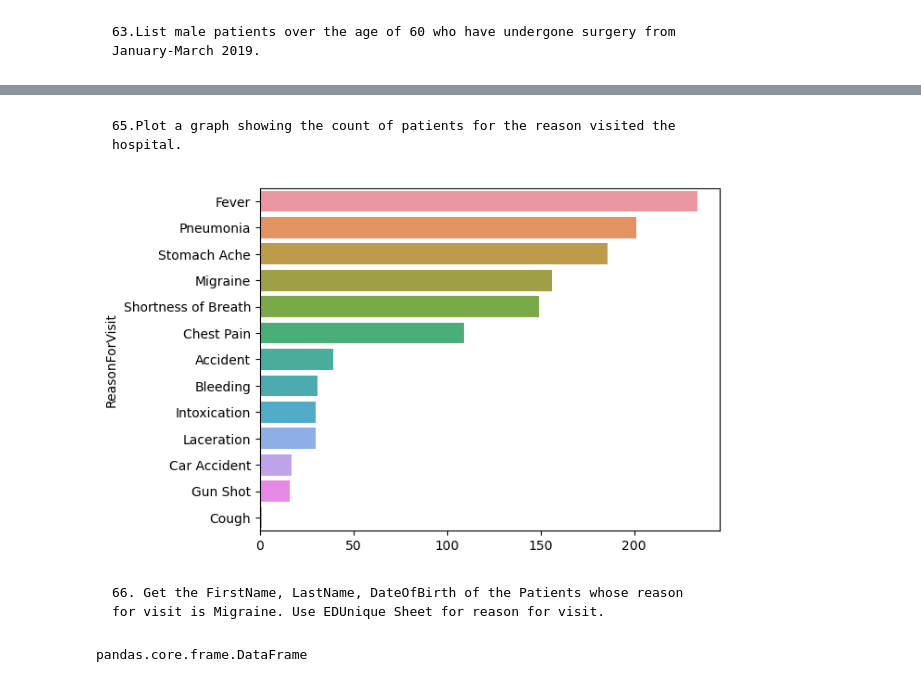
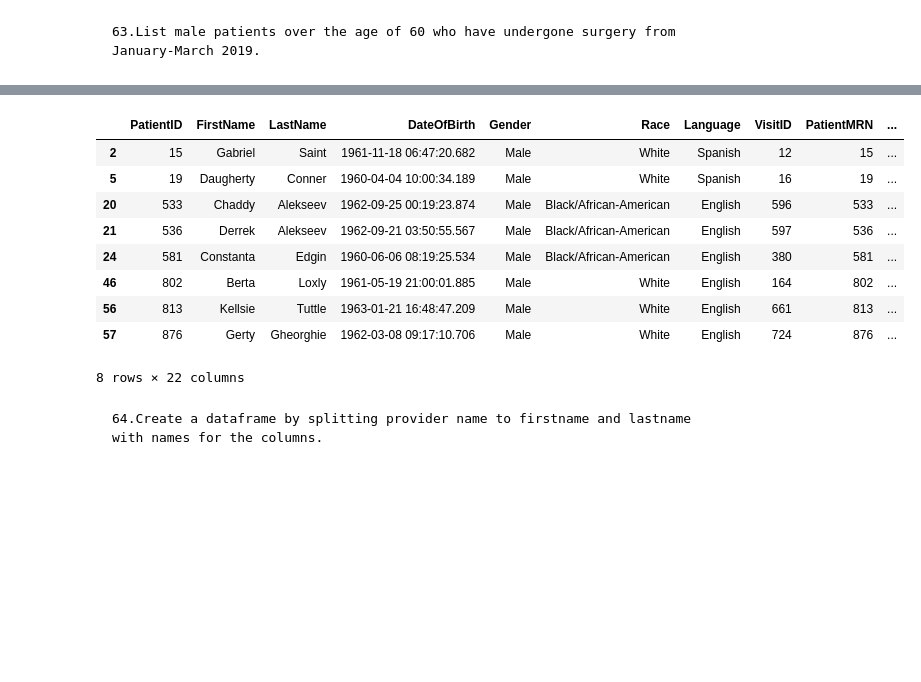
Before and after one commit to ManishaRao06/Python-Hackathon-Winners-Team-Data-Pyrates, a Jupyter notebook: Data Pyrates 61_80.ipynb, the cells around one changed output, grey strips where cells are left out. Saved outputs shown, nothing was run; the diff lists cells and outputs as text; code cells hidden in the pictures; blank space fills up the shorter version.

Commit message:
Update Data Pyrates 61_80.ipynb
Solutions from 61 - 66 published

```diff
--- a/Data Pyrates 61_80.ipynb
+++ b/Data Pyrates 61_80.ipynb
@@ -106,19 +74,51 @@ ProviderName
-# %% [markdown]
-    65.Plot a graph showing the count of patients for the reason visited the hospital.
-# %%
-graph = df_ED.groupby(['ReasonForVisit']).size().sort_values(ascending=False)
-sns.barplot(y = graph.index, x = graph.values)
-plt.show()
-# %% [output]
-[figure, removed]
-# %% [markdown]
-    66. Get the FirstName, LastName, DateOfBirth of the Patients whose reason for visit is Migraine. Use EDUnique Sheet for reason for visit.
-# %%
-#merge
-
-# type(df_PA)
-
-df3 = df_PA[['FirstName','LastName','DateOfBirth']]
-type(df3)
-# %% [output]
-pandas.core.frame.DataFrame
+# %%
+from datetime import datetime
+from datetime import date
+
+
+#Filter male patients
+male_patients = df_PA.query("Gender == 'Male'")
+
+# filter ambulatory by Surgery
+Surgical_patients = pd.merge(df_AmbV,df_Pro,on ='ProviderID').query("ProviderSpecialty=='Surgery'")
+
+
+
+#merge tables of male patients and date filtered surgical patients
+
+Male_surgical_patients = pd.merge(male_patients,Surgical_patients, left_on ='PatientID' ,right_on = 'PatientMRN' )
+
+
+#Create age field in Years - Age calculated on the basis of Visit date - This one results in 0 patients
+
+#Male_surgical_patients ['Age'] = (Male_surgical_patients ['DateofVisit'] - Male_surgical_patients ['DateOfBirth'])/np.timedelta64(1, 'Y')
+
+
+#Create age field in Years - Age calculated on the basis of today - This one results in 8 patients
+
+Male_surgical_patients ['Age'] = (datetime.now() - Male_surgical_patients ['DateOfBirth'])/np.timedelta64(1, 'Y')
+
+
+# filter by visit date 273 patients
+start_date = '01/01/2019'
+end_date ='03/31/2019'
+
+Male_surgical_patients.query("DateofVisit >= @start_date & DateofVisit <= @end_date")[['Age','DateofVisit']]
+
+
+#filter by Age
+
+Male_surgical_patients.query("Age > 60")
+# %% [output]
+|  | PatientID | FirstName | LastName | DateOfBirth | Gender | Race | Language | VisitID | PatientMRN | ... |
+| 2 | 15 | Gabriel | Saint | 1961-11-18 06:47:20.682 | Male | White | Spanish | 12 | 15 | ... |
+| 5 | 19 | Daugherty | Conner | 1960-04-04 10:00:34.189 | Male | White | Spanish | 16 | 19 | ... |
+| 20 | 533 | Chaddy | Alekseev | 1962-09-25 00:19:23.874 | Male | Black/African-American | English | 596 | 533 | ... |
+| 21 | 536 | Derrek | Alekseev | 1962-09-21 03:50:55.567 | Male | Black/African-American | English | 597 | 536 | ... |
+| 24 | 581 | Constanta | Edgin | 1960-06-06 08:19:25.534 | Male | Black/African-American | English | 380 | 581 | ... |
+| 46 | 802 | Berta | Loxly | 1961-05-19 21:00:01.885 | Male | White | English | 164 | 802 | ... |
+| 56 | 813 | Kellsie | Tuttle | 1963-01-21 16:48:47.209 | Male | White | English | 661 | 813 | ... |
+| 57 | 876 | Gerty | Gheorghie | 1962-03-08 09:17:10.706 | Male | White | English | 724 | 876 | ... |
+8 rows × 22 columns
+# %% [markdown]
+    64.Create a dataframe by splitting provider name to firstname and lastname with names for the columns.
```
Also changed, not shown: parts of 7 cells of this notebook.
